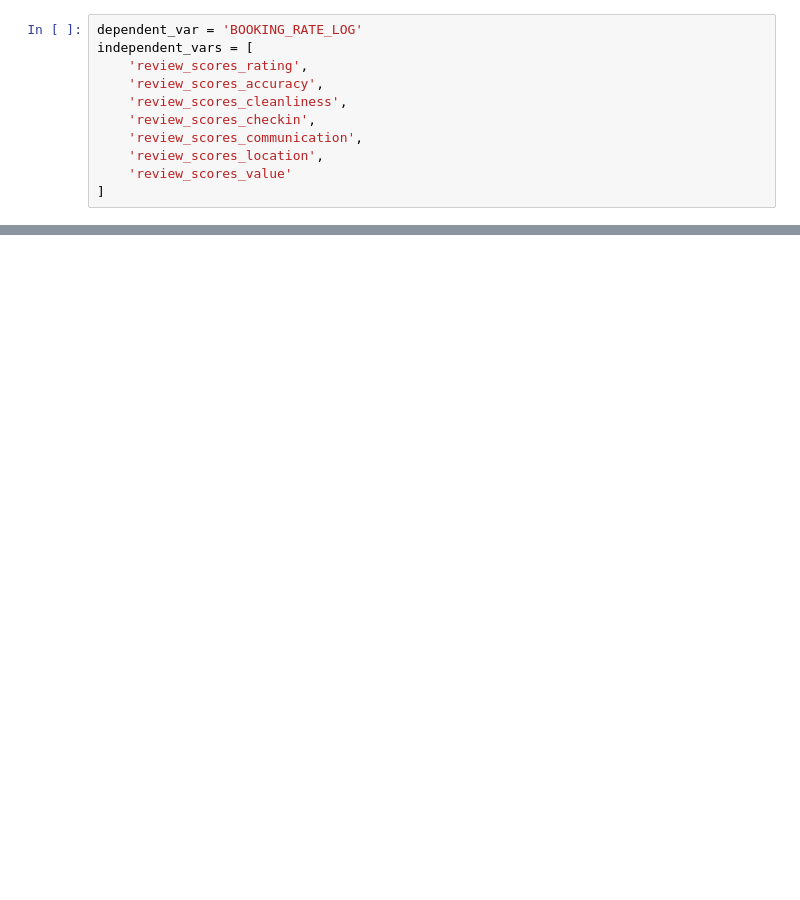
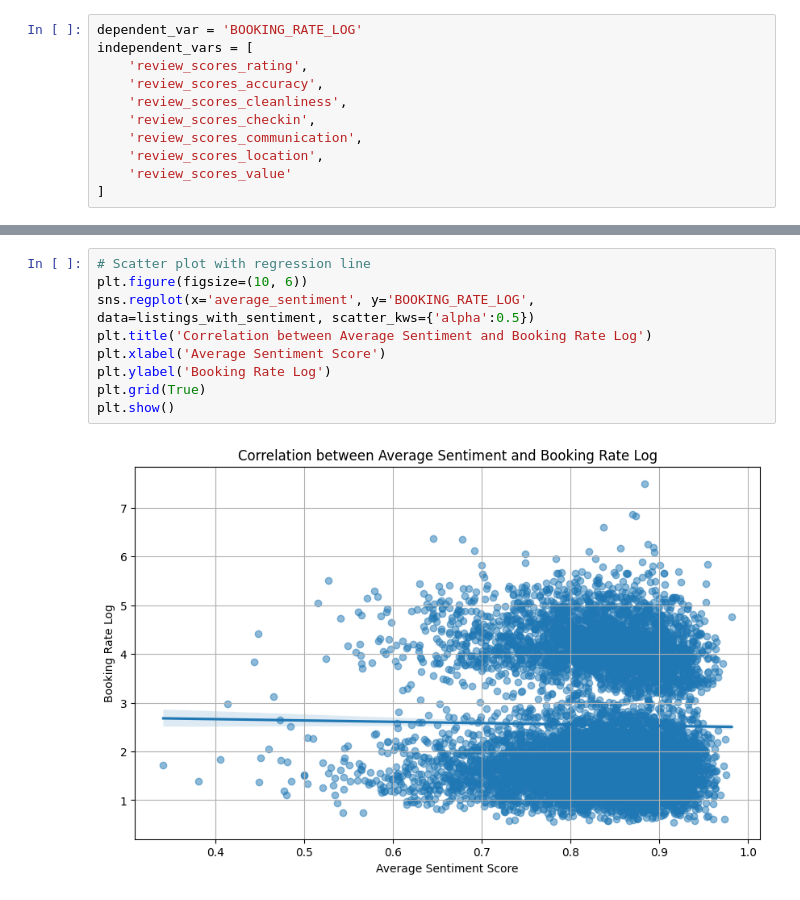
Before and after one commit to Hackyeahh/CISC-351-Group-10, a Jupyter notebook: offline data-processing.ipynb, the cells around one changed output, grey strips where cells are left out. Cells and saved outputs as stored; diff of their text form; blank space fills up the shorter version.

```diff
--- a/offline data-processing.ipynb
+++ b/offline data-processing.ipynb
@@ -1141,0 +689,11 @@ Correlation between sentiment scores and booking rates: 0.02494301854661185
+# %%
+# Scatter plot with regression line
+plt.figure(figsize=(10, 6))
+sns.regplot(x='average_sentiment', y='BOOKING_RATE_LOG', data=listings_with_sentiment, scatter_kws={'alpha':0.5})
+plt.title('Correlation between Average Sentiment and Booking Rate Log')
+plt.xlabel('Average Sentiment Score')
+plt.ylabel('Booking Rate Log')
+plt.grid(True)
+plt.show()
+# %% [output]
+[figure, added]
```
Also changed, not shown: parts of 18 cells of this notebook.
